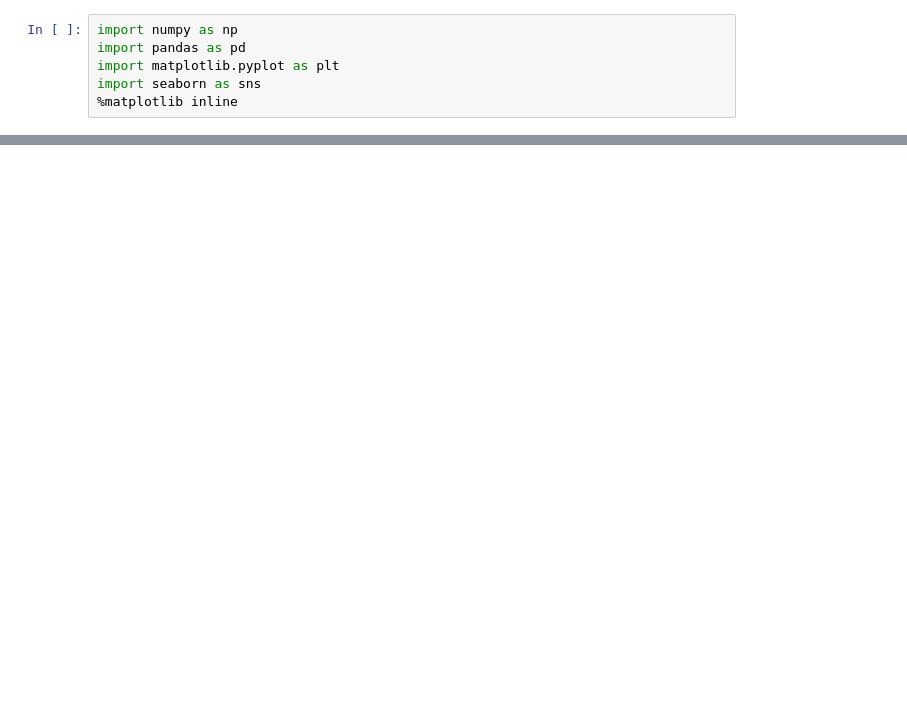
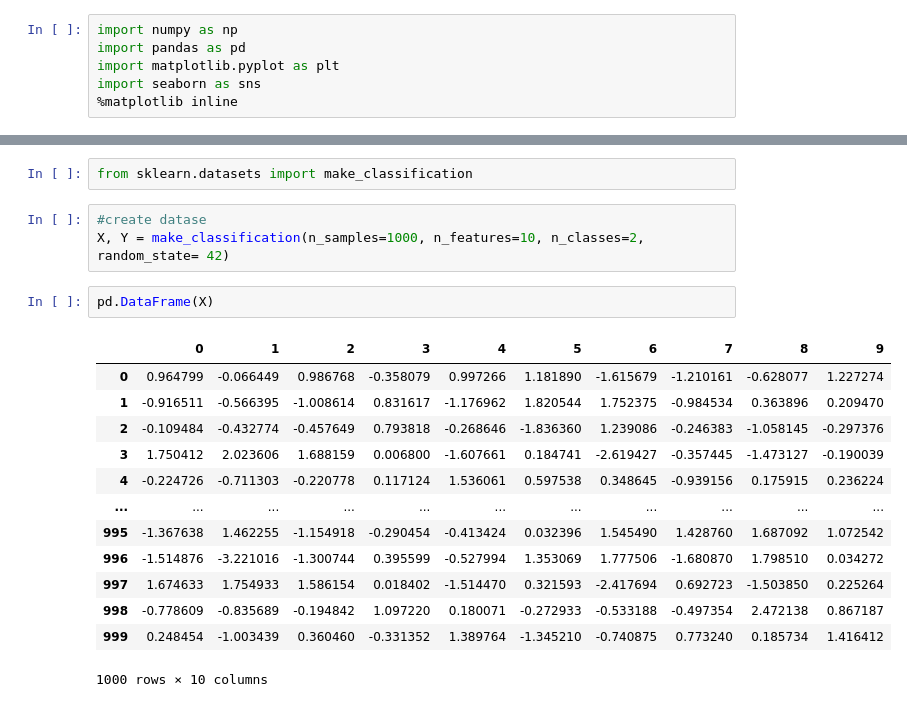
Before and after one commit to kaleayush/Udemy-python-learning, a Jupyter notebook: Learning/30-Logistic_regression/logistic_regression.ipynb, the cells around one changed output, grey strips where cells are left out. Saved outputs shown, nothing was run; the diff lists cells and outputs as text; blank space fills up the shorter version.

```diff
--- a/Learning/30-Logistic_regression/logistic_regression.ipynb
+++ b/Learning/30-Logistic_regression/logistic_regression.ipynb
@@ -29,0 +7,21 @@ Note: you may need to restart the kernel to use updated packages.
+# %%
+from sklearn.datasets import make_classification
+# %%
+#create datase
+X, Y = make_classification(n_samples=1000, n_features=10, n_classes=2, random_state= 42)
+# %%
+pd.DataFrame(X)
+# %% [output]
+|  | 0 | 1 | 2 | 3 | 4 | 5 | 6 | 7 | 8 | 9 |
+| 0 | 0.964799 | -0.066449 | 0.986768 | -0.358079 | 0.997266 | 1.181890 | -1.615679 | -1.210161 | -0.628077 | 1.227274 |
+| 1 | -0.916511 | -0.566395 | -1.008614 | 0.831617 | -1.176962 | 1.820544 | 1.752375 | -0.984534 | 0.363896 | 0.209470 |
+| 2 | -0.109484 | -0.432774 | -0.457649 | 0.793818 | -0.268646 | -1.836360 | 1.239086 | -0.246383 | -1.058145 | -0.297376 |
+| 3 | 1.750412 | 2.023606 | 1.688159 | 0.006800 | -1.607661 | 0.184741 | -2.619427 | -0.357445 | -1.473127 | -0.190039 |
+| 4 | -0.224726 | -0.711303 | -0.220778 | 0.117124 | 1.536061 | 0.597538 | 0.348645 | -0.939156 | 0.175915 | 0.236224 |
+| ... | ... | ... | ... | ... | ... | ... | ... | ... | ... | ... |
+| 995 | -1.367638 | 1.462255 | -1.154918 | -0.290454 | -0.413424 | 0.032396 | 1.545490 | 1.428760 | 1.687092 | 1.072542 |
+| 996 | -1.514876 | -3.221016 | -1.300744 | 0.395599 | -0.527994 | 1.353069 | 1.777506 | -1.680870 | 1.798510 | 0.034272 |
+| 997 | 1.674633 | 1.754933 | 1.586154 | 0.018402 | -1.514470 | 0.321593 | -2.417694 | 0.692723 | -1.503850 | 0.225264 |
+| 998 | -0.778609 | -0.835689 | -0.194842 | 1.097220 | 0.180071 | -0.272933 | -0.533188 | -0.497354 | 2.472138 | 0.867187 |
+| 999 | 0.248454 | -1.003439 | 0.360460 | -0.331352 | 1.389764 | -1.345210 | -0.740875 | 0.773240 | 0.185734 | 1.416412 |
+1000 rows × 10 columns
```
Also changed, not shown: parts of 13 cells of this notebook.
